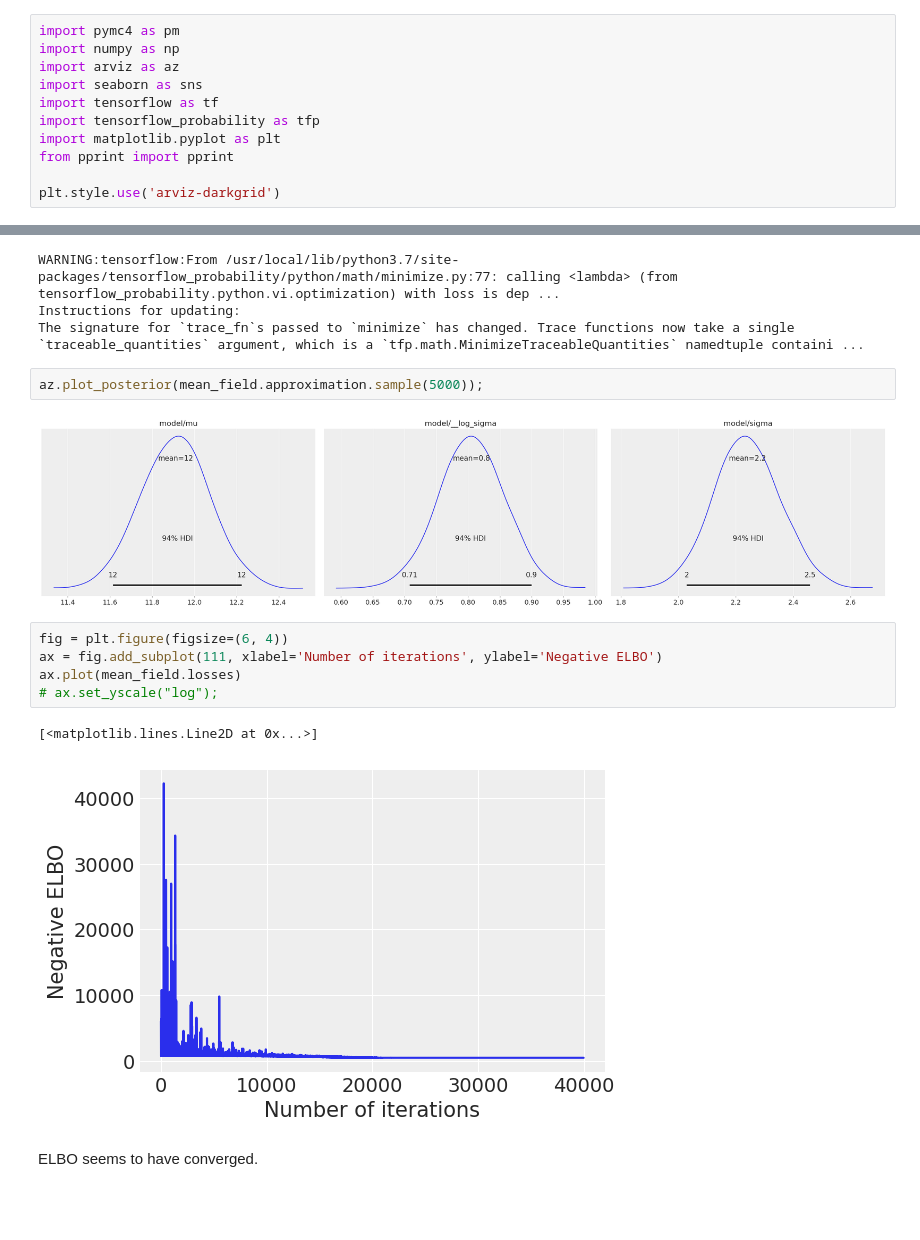
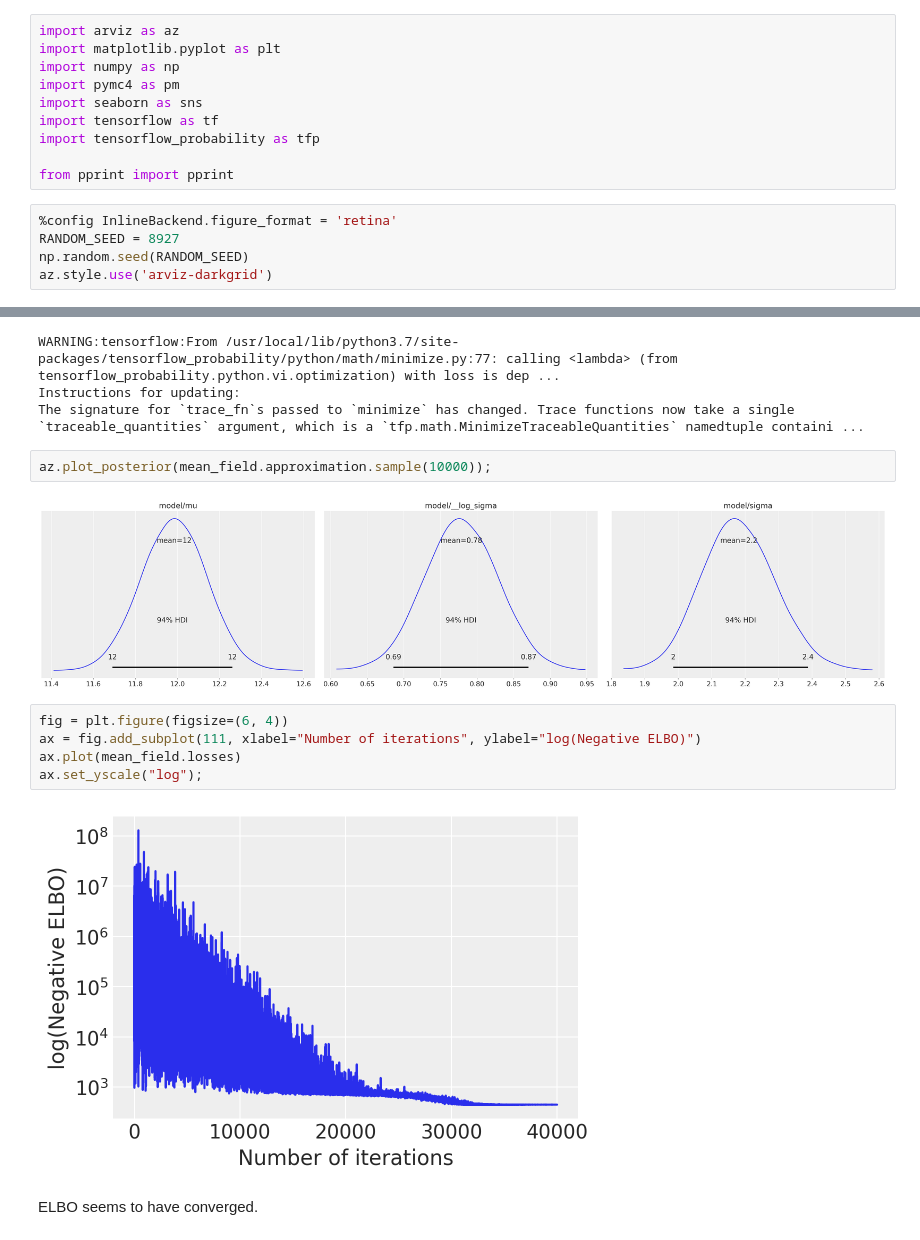
Before and after one commit to pymc-devs/pymc4, a Jupyter notebook: notebooks/Variational_API_Quickstart.ipynb, the cells around one changed output, grey strips where cells are left out. Cells and saved outputs as stored; diff of their text form; blank space fills up the shorter version.

```diff
--- a/notebooks/Variational_API_Quickstart.ipynb
+++ b/notebooks/Variational_API_Quickstart.ipynb
@@ -9,16 +9,20 @@ PyMC4 now comes integrated with tensorflow probability to use Variational Infere
 
 For a more exhaustic introduction to VI, checkout this [blog post](https://www.codingpaths.com/gsoc/variational-inference/).
 # %%
+import arviz as az
+import matplotlib.pyplot as plt
+import numpy as np
 import pymc4 as pm
-import numpy as np
-import arviz as az
 import seaborn as sns
 import tensorflow as tf
 import tensorflow_probability as tfp
-import matplotlib.pyplot as plt
+
 from pprint import pprint
-
-plt.style.use('arviz-darkgrid')
+# %%
+%config InlineBackend.figure_format = 'retina'
+RANDOM_SEED = 8927
+np.random.seed(RANDOM_SEED)
+az.style.use('arviz-darkgrid')
 # %% [markdown]
 Let's infer $\mu$ and $\sigma$ for Normal Distribution
 # %%
@@ -62,17 +66,16 @@ WARNING:tensorflow:From /usr/local/lib/python3.7/site-packages/tensorflow_probab
 Instructions for updating:
 The signature for `trace_fn`s passed to `minimize` has changed. Trace functions now take a single `traceable_quantities` argument, which is a `tfp.math.MinimizeTraceableQuantities` namedtuple containi ...
 # %%
-az.plot_posterior(mean_field.approximation.sample(5000));
+az.plot_posterior(mean_field.approximation.sample(10000));
 # %% [output]
-[figure, old version]
+[figure, new version]
 # %%
 fig = plt.figure(figsize=(6, 4))
-ax = fig.add_subplot(111, xlabel='Number of iterations', ylabel='Negative ELBO')
+ax = fig.add_subplot(111, xlabel="Number of iterations", ylabel="log(Negative ELBO)")
 ax.plot(mean_field.losses)
-# ax.set_yscale("log");
+ax.set_yscale("log");
 # %% [output]
-[<matplotlib.lines.Line2D at 0x...>]
-[figure, old version]
+[figure, new version]
 # %% [markdown]
 ELBO seems to have converged.
 # %% [markdown]
```
Also changed, not shown: parts of 8 cells of this notebook, 3 other files.
